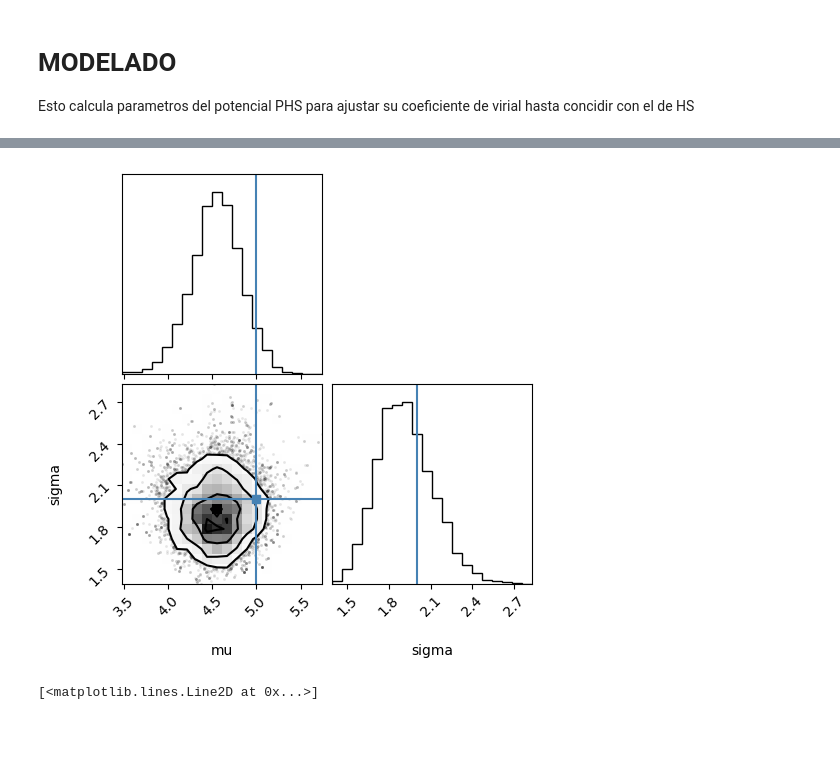
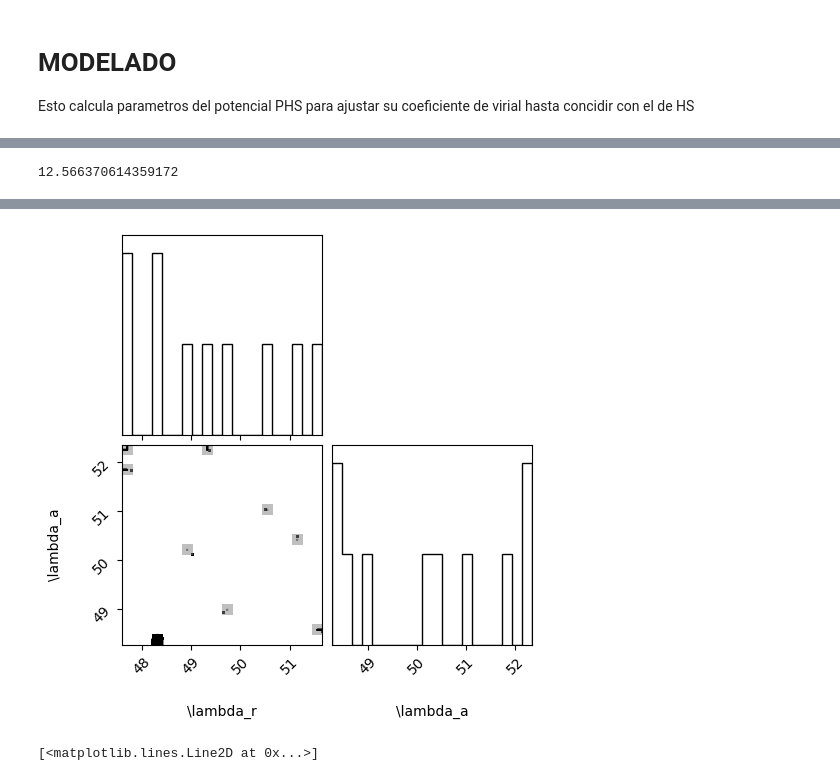
Before and after one commit to Alanxyz/statisticalphysicsrocks, a Jupyter notebook: MC.ipynb, the cells around one changed output, grey strips where cells are left out. Saved outputs shown, nothing was run; the diff lists cells and outputs as text; code cells hidden in the pictures; blank space fills up the shorter version.

```diff
--- a/MC.ipynb
+++ b/MC.ipynb
@@ -7,12 +7,12 @@ from scipy.spatial.distance import pdist
 
 # Physical variables
 
-D = 4
+D = 3
 packfrac = 0.2
 
 # Non-physical parameters
 
-sidepartnum = 6
+sidepartnum = 10
 
 accratio = 0.3
 drmax = 1
@@ -115,8 +115,9 @@ def sampling(iterations):
         else:
             conf[n] = initpos.copy()
 
-        ratio = accepteds / tries
-        adjustdr(ratio)
+        if tries % 100 == 0:
+            ratio = accepteds / tries
+            adjustdr(ratio)
 
         if tries % 1000 == 0:
             print(f'{tries}\t{energy}\t{drmax}\t{ratio}')
@@ -271,30 +296,38 @@ V(1/2) / 2
+# %%
+4 * np.pi
+# %% [output]
+12.566370614359172
 # %%
 import emcee
 import corner
 # %%
 np.random.seed(42)
-
+D = 3
+V = lambda r: np.pi**(D/2) * r**D / math.gamma(D/2 + 1)
+integrand = lambda r: r**(D - 1)
+result, error = quad(integrand, 0, 1)
+B_HS = result * np.pi**(D / 2) / math.gamma(D / 2)
 
 def log_likelihood(theta):
     r, a = theta
-    B2_HS = 4 np.pi**2
 
-    def u(r):
-    dl = 50
-    dT = 1.4737
-    if r > dl / (dl - 1):
-        return 0
-    return ((dl * ( dl / (dl - 1))**(dl - 1))  / dT) * ((1 / r)**dl - (1 / r)**(dl - 1)) + 1 / dT
+    T = 1.4737
+    e = 1 / T
 
 
-    f = lambda r:
-    result, error = quad(integrand, 0, 1)
-    result * np.pi**(D / 2) / math.gamma(D / 2)
+    A = r / (r - a) * (r / a)**(a / (r - a))
+    B = (r / a)**(1 / (r - a))
 
-    BS_PHS =
+    def u(x):
+        if x >= B:
+            return 0
+        return A * e * ( (1/x)**r - (1/x)**a ) + e
 
+    integrand = lambda r: (np.exp(-u(r)) - 1) * r**(D-1)
+    result, error = quad(integrand, 0, B)
+    B_PHS = -result * np.pi**(D / 2) / math.gamma(D / 2)
 
-    chi =  np.sum(np.abs(B2_HS - B2_PHS))
+    chi =  np.sum(np.abs(B_HS - B_PHS))
     return -0.5
 
 def log_prior(theta):
@@ -307,15 +340,15 @@ def log_posterior(theta):
     lp = log_prior(theta)
     if not np.isfinite(lp):
         return -np.inf
-    return lp + log_likelihood(theta, data)
+    return lp + log_likelihood(theta)
 
 ndim = 2
 nwalkers = 10
-p0 = np.random.rand(nwalkers, ndim) * [10, 1] + [0, 1]  # condiciones iniciales
+p0 =50 + 5 * (np.random.rand(nwalkers, ndim) - 0.5)
 
 sampler = emcee.EnsembleSampler(nwalkers, ndim, log_posterior)
-sampler.run_mcmc(p0, 2000, progress=True)
-samples = sampler.get_chain(discard=500, flat=True)
+sampler.run_mcmc(p0, 200000, progress=True)
+samples = sampler.get_chain(discard=1000, flat=True)
 
 corner.corner(samples, labels=["\lambda_r", "\lambda_a"])
 plt.show()
@@ -323,4 +357,4 @@ plt.show()
-[figure, old version]
+[figure, new version]
 # %%
 def u(r):
     dl = 50
```
Also changed, not shown: parts of 8 cells of this notebook.
